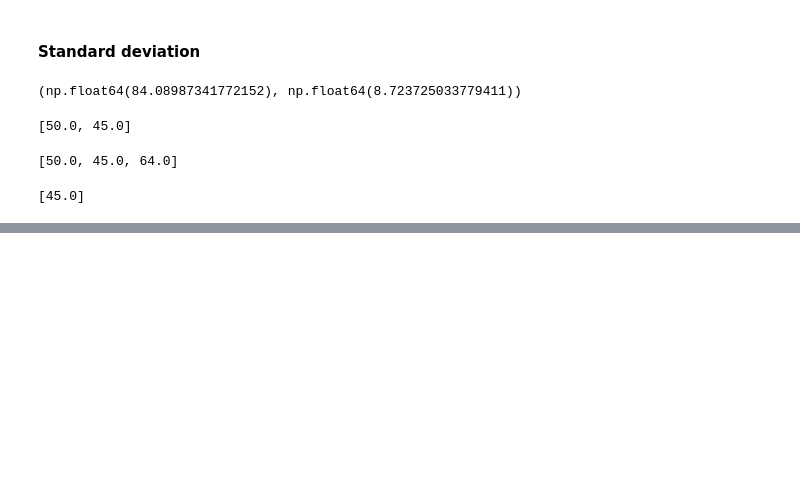
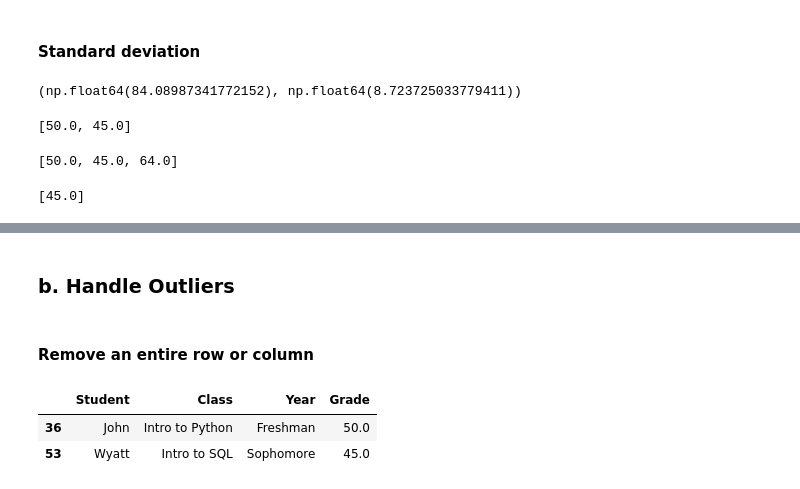
Before and after one commit to hermanconnor/data-prep-and-eda-python, a Jupyter notebook: 2-cleaning-data/cleaning_data.ipynb, the cells around one changed output, grey strips where cells are left out. Drawn from its saved outputs; the diff is of its cells as text; code cells hidden in the pictures; blank space fills up the shorter version.

Commit message:
Complete section on handling outliers

```diff
--- a/2-cleaning-data/cleaning_data.ipynb
+++ b/2-cleaning-data/cleaning_data.ipynb
@@ -745,0 +759,11 @@ df.Grade.sort_values()
+# %% [markdown]
+### b. Handle Outliers
+# %% [markdown]
+#### Remove an entire row or column
+# %%
+# these are the two rows with outliers
+df[df.Grade < 60]
+# %% [output]
+|  | Student | Class | Year | Grade |
+| 36 | John | Intro to Python | Freshman | 50.0 |
+| 53 | Wyatt | Intro to SQL | Sophomore | 45.0 |
```
Also changed, not shown: parts of 15 cells of this notebook.
